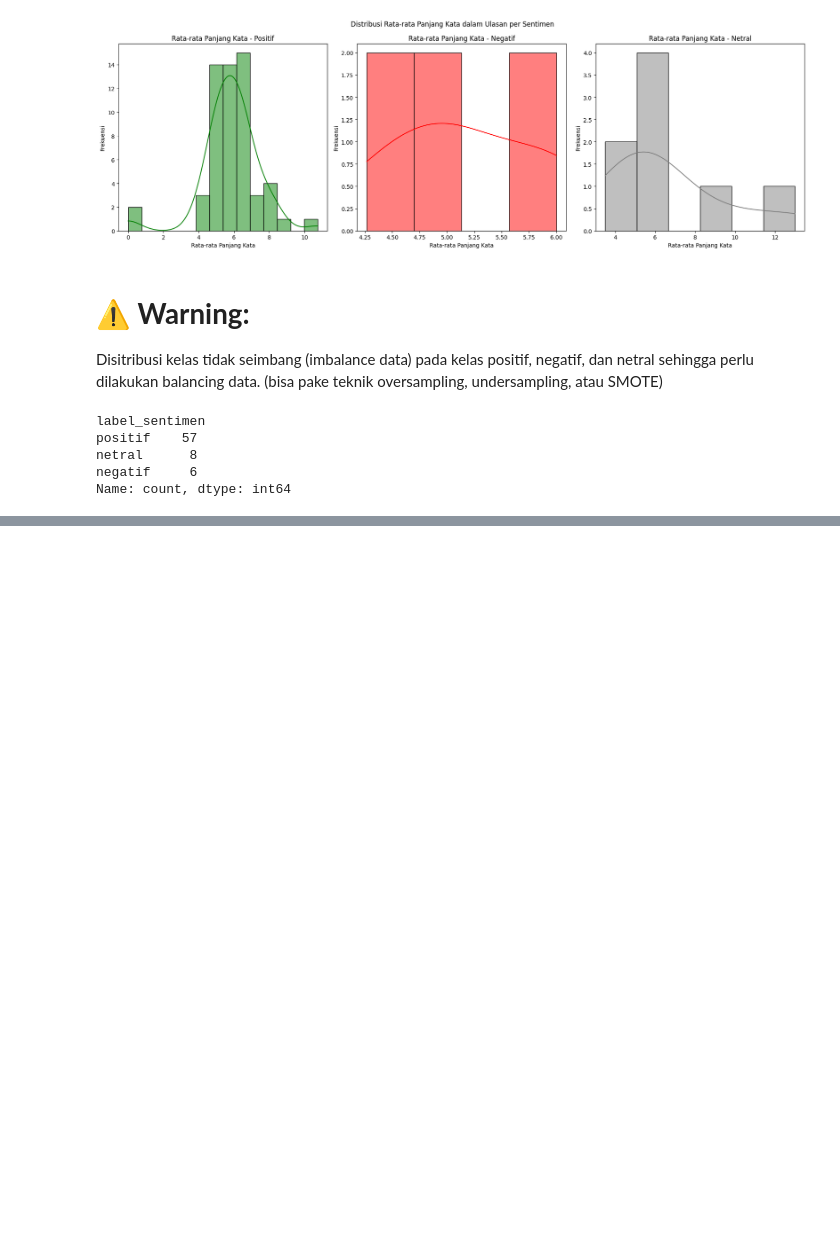
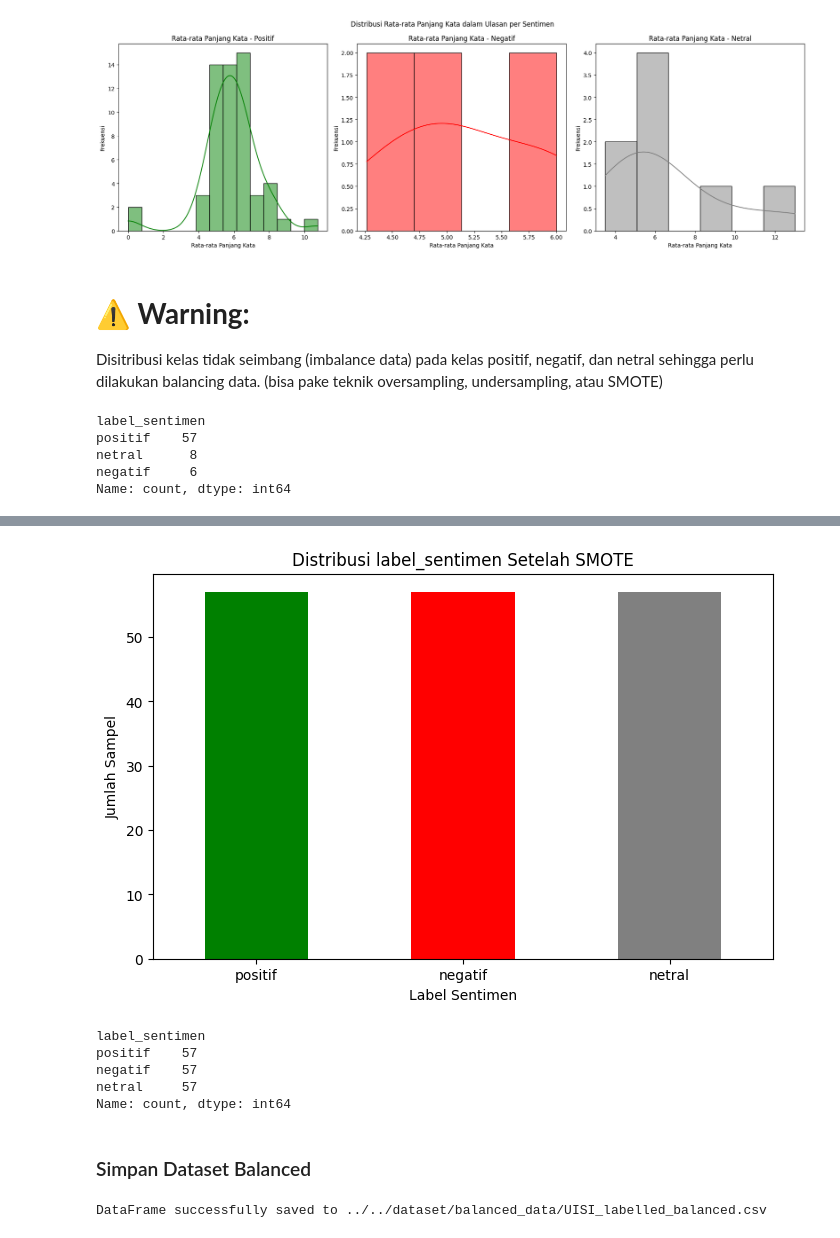
Before and after one commit to gbennnn/sentiment-analysis-aperti-bumn, a Jupyter notebook: src/preprocessing/UISI_Preprocessing&EDA.ipynb, the cells around one changed output, grey strips where cells are left out. Saved outputs shown, nothing was run; the diff lists cells and outputs as text; code cells hidden in the pictures; blank space fills up the shorter version.

Commit message:
handling data imbalance It PLN dan UISI

```diff
--- a/src/preprocessing/UISI_Preprocessing&EDA.ipynb
+++ b/src/preprocessing/UISI_Preprocessing&EDA.ipynb
@@ -567,0 +607,7 @@ Name: count, dtype: int64
+# %%
+# Terapkan SMOTE
+smote = SMOTE(random_state=42)
+X_resampled, y_resampled = smote.fit_resample(X, y)
+
+# Setelah SMOTE
+print("Distribusi label setelah SMOTE:", Counter(y_resampled))
@@ -567,0 +616,7 @@ Name: count, dtype: int64
+# %%
+# Simpan hasilnya dalam DataFrame
+X_res_df = pd.DataFrame(X_resampled.toarray(), columns=vectorizer.get_feature_names_out())
+y_res_df = pd.DataFrame(y_resampled, columns=["label_sentimen"])
+
+# Gabungkan hasil
+df = pd.concat([X_res_df, y_res_df], axis=1)
@@ -567,0 +633,33 @@ Name: count, dtype: int64
+# %%
+import matplotlib.pyplot as plt
+
+# Visualisasi distribusi label_sentimen setelah SMOTE
+plt.figure(figsize=(8, 5))
+y_res_df['label_sentimen'].value_counts().plot(kind='bar', color=['green', 'red', 'gray'])
+plt.title('Distribusi label_sentimen Setelah SMOTE')
+plt.xlabel('Label Sentimen')
+plt.ylabel('Jumlah Sampel')
+plt.xticks(rotation=0)
+plt.show()
+
+df['label_sentimen'].value_counts()
+# %% [output]
+[figure, added]
+label_sentimen
+positif    57
+negatif    57
+netral     57
+Name: count, dtype: int64
+# %% [markdown]
+### Simpan Dataset Balanced
+# %%
+output_path = '../../dataset/balanced_data/UISI_labelled_balanced.csv'
+
+try:
+	# Save the dataframe to a CSV file
+	df.to_csv(output_path, index=False)
+	print(f"DataFrame successfully saved to {output_path}")
+except Exception as e:
+	print(f"An error occurred: {e}")
+# %% [output]
+DataFrame successfully saved to ../../dataset/balanced_data/UISI_labelled_balanced.csv
```
Also changed, not shown: parts of 11 cells of this notebook, 2 other files.
